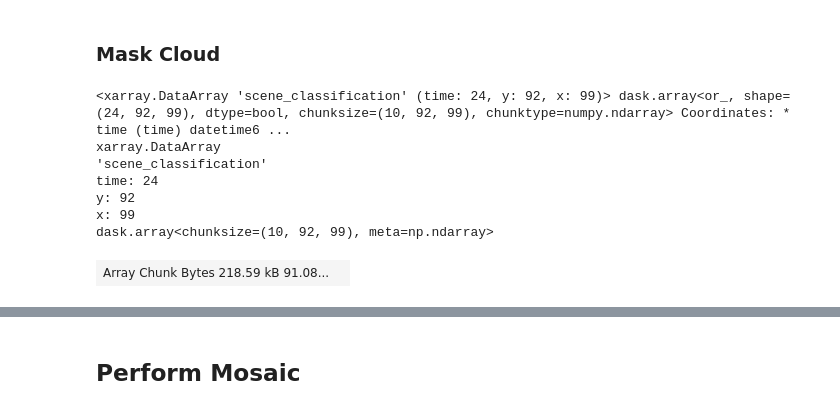
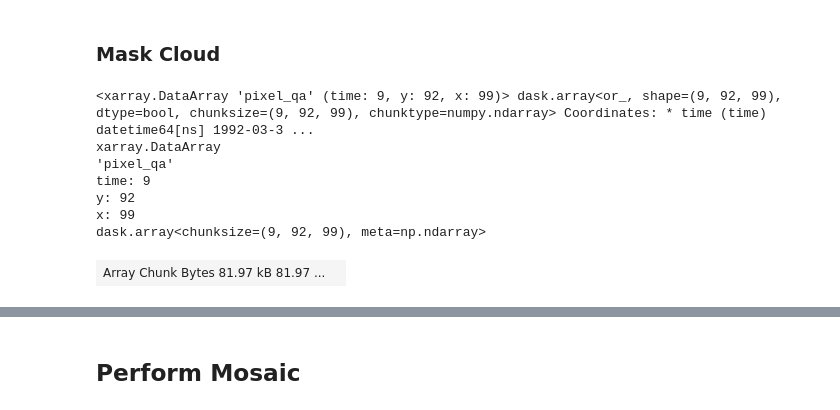
Before and after one commit to SatelliteApplicationsCatapult/odc-hub, a Jupyter notebook: todeploy/MosaicIndices.ipynb, the cells around one changed output, grey strips where cells are left out. Cells and saved outputs as stored; diff of their text form; code cells hidden in the pictures.

```diff
--- a/todeploy/MosaicIndices.ipynb
+++ b/todeploy/MosaicIndices.ipynb
@@ -67,12 +67,12 @@ aoi_wkt = "POLYGON((177.5029362281993 -18.156155117453817,177.53100286333114 -18
 
 #set start and end dates for time period of interest
 #parameter display_name="Start Date" description='Start of time period window' datatype="date"
-baseline_time_start = '2018-1-1'
+baseline_time_start = '1991-1-1'
 #parameter display_name="End Date" description='End of time period window' datatype="date"
-baseline_time_end = '2018-3-1'
+baseline_time_end = '2003-12-1'
 
 #parameter display_name="Sensor" description="Satellite to use." datatype="string" options=["sentinel_2", "landsat_4", "landsat_5", "landsat_7", "landsat_8"],
-platform = "sentinel_2"
+platform = "landsat_4"
 
 #set resolution
 #parameter display_name="Resolution (m)" description="Size of pixels" datatype="int"
@@ -115,33 +115,33 @@ print(lon_range)
 # %%
 def relevantBands(indices):
     if indices == 'NDVI':
-        ISMeasurements = ['nir08', 'red']
+        ISMeasurements = ['red']
     if indices == 'NDWI_Green':
-        ISMeasurements = ['nir08', 'green']
+        ISMeasurements = ['green']
     if indices == 'NDWI_SWIR':
-        ISMeasurements = ['nir08', 'swir16']
+        ISMeasurements = ['swir16']
     if indices == 'NDDI':
-        ISMeasurements = ['nir08', 'red', 'green']
+        ISMeasurements = ['red', 'green']
     if indices == 'EVI':
-        ISMeasurements = ['nir08', 'red', 'blue']
+        ISMeasurements = ['red', 'blue']
     return(ISMeasurements)
 
 allmeasurements = relevantBands(indices)
 # %%
 if platform  in ["sentinel_2"]:
     product = 'sentinel_2'
-    measurements = allmeasurements + ["scene_classification"]
+    measurements = allmeasurements + ["nir08", "scene_classification"]
 elif platform in ["landsat_8"]:
-    measurements = allmeasurements + ["pixel_qa"]
+    measurements = allmeasurements + ["nir", "pixel_qa"]
     product = 'landsat_8'
 elif platform in ["landsat_7"]:
-    measurements = allmeasurements + ["pixel_qa"]
+    measurements = allmeasurements + ["nir", "pixel_qa"]
     product = 'landsat_7'
 elif platform in ["landsat_5"]:
-    measurements = allmeasurements + ["pixel_qa"]
+    measurements = allmeasurements + ["nir", "pixel_qa"]
     product = 'landsat_5'
 elif platform in ["landsat_4"]:
-    measurements = allmeasurements + ["pixel_qa"]
+    measurements = allmeasurements + ["nir","pixel_qa"]
     product = 'landsat_4'
 else:
     print("invalid platform")
@@ -200,3 +200,9 @@ def is_dataset_empty(ds:xr.Dataset) -> bool:
 
 if is_dataset_empty(loaded_ds): raise Exception("DataCube Load returned an empty Dataset." +
                                                "Please check load parameters for Baseline Dataset!")
+# %%
+#rename S2 nir band from nir08 to nir
+if platform  in ["sentinel_2"]:
+    loaded_ds = loaded_ds.rename({'nir08': 'nir'})
+else:
+    print('correct bands exist')
@@ -211,39 +271,39 @@ if platform  in ["sentinel_2"]:
         (loaded_ds.scene_classification == 2) |
         (loaded_ds.scene_classification == 6)  #water
     )
 elif platform in ["landsat_8"]:
     clean_mask = (
         (loaded_ds.pixel_qa == 322)  | # clear
         (loaded_ds.pixel_qa == 386)  |
         (loaded_ds.pixel_qa == 834)  |
         (loaded_ds.pixel_qa == 898)  |
         (loaded_ds.pixel_qa == 1346) |
         (loaded_ds.pixel_qa == 324)  | # water
         (loaded_ds.pixel_qa == 388)  |
         (loaded_ds.pixel_qa == 836)  |
         (loaded_ds.pixel_qa == 900)  |
         (loaded_ds.pixel_qa == 1348)
     )
-elif platform in ["LANDSAT_7", "LANDSAT_5", "LANDSAT_4"]:
+elif platform in ["landsat_7", "landsat_5", "landsat_4"]:
     clean_mask = (
         (loaded_ds.pixel_qa == 66)  | # clear
         (loaded_ds.pixel_qa == 130)  |
         (loaded_ds.pixel_qa == 68)  | # water
         (loaded_ds.pixel_qa == 132)
     )
 else:
     print("invalid platform")
 
 clean_mask
 # %% [output]
-<xarray.DataArray 'scene_classification' (time: 24, y: 92, x: 99)> dask.array<or_, shape=(24, 92, 99), dtype=bool, chunksize=(10, 92, 99), chunktype=numpy.ndarray> Coordinates: * time (time) datetime6 ...
+<xarray.DataArray 'pixel_qa' (time: 9, y: 92, x: 99)> dask.array<or_, shape=(9, 92, 99), dtype=bool, chunksize=(9, 92, 99), chunktype=numpy.ndarray> Coordinates: * time (time) datetime64[ns] 1992-03-3 ...
 xarray.DataArray
-'scene_classification'
-time: 24
+'pixel_qa'
+time: 9
 y: 92
 x: 99
-dask.array<chunksize=(10, 92, 99), meta=np.ndarray>
+dask.array<chunksize=(9, 92, 99), meta=np.ndarray>
-| Array Chunk Bytes 218.59 kB 91.08... |  |
+| Array Chunk Bytes 81.97 kB 81.97 ... |  |
 Coordinates: (4)
 time
 (time)
```
Also changed, not shown: parts of 10 cells of this notebook.
